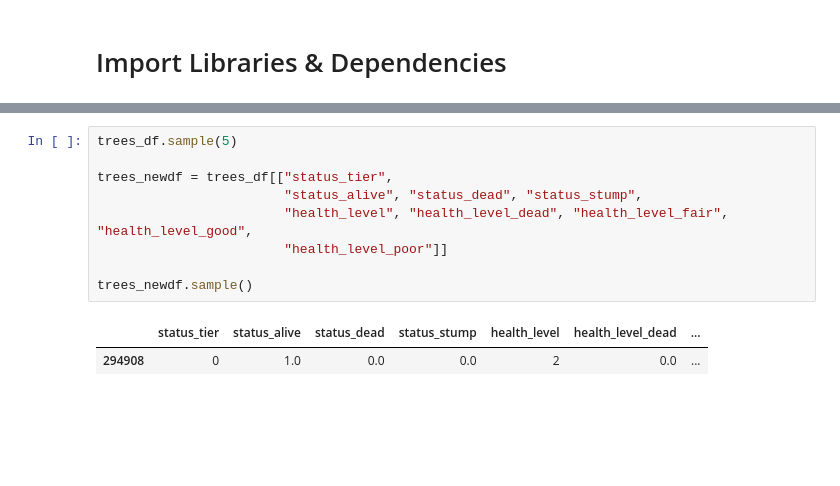
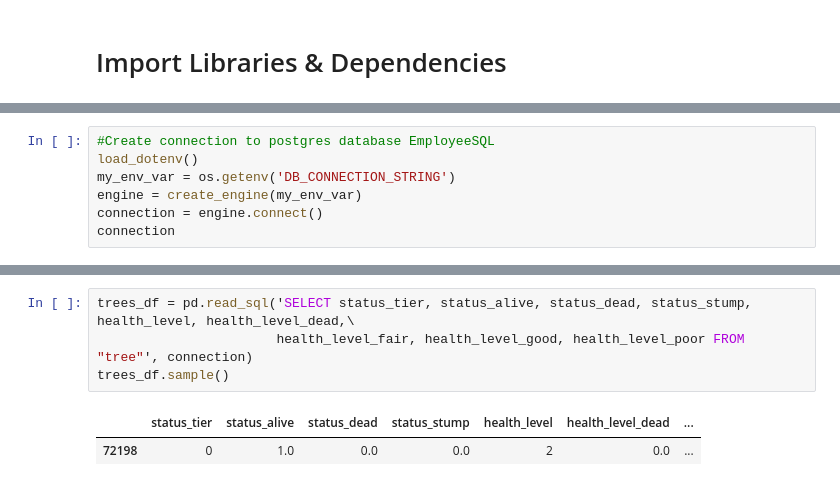
Before and after one commit to shadeetabasi/NYC-Challenge-Final, a Jupyter notebook: Resources/machine-learning/decision_trees.ipynb, the cells around one changed output, grey strips where cells are left out. Cells and saved outputs as stored; diff of their text form; blank space fills up the shorter version.

```diff
--- a/Resources/machine-learning/decision_trees.ipynb
+++ b/Resources/machine-learning/decision_trees.ipynb
@@ -41,0 +13,7 @@ brown_newdf.sample()
+# %%
+#Create connection to postgres database EmployeeSQL
+load_dotenv()
+my_env_var = os.getenv('DB_CONNECTION_STRING')
+engine = create_engine(my_env_var)
+connection = engine.connect()
+connection
@@ -42,12 +54,7 @@ brown_newdf.sample()
 # %%
-trees_df.sample(5)
-
-trees_newdf = trees_df[["status_tier",
-                        "status_alive", "status_dead", "status_stump",
-                        "health_level", "health_level_dead", "health_level_fair", "health_level_good",
-                        "health_level_poor"]]
-
-trees_newdf.sample()
+trees_df = pd.read_sql('SELECT status_tier, status_alive, status_dead, status_stump, health_level, health_level_dead,\
+                       health_level_fair, health_level_good, health_level_poor FROM "tree"', connection)
+trees_df.sample()
 # %% [output]
 |  | status_tier | status_alive | status_dead | status_stump | health_level | health_level_dead | ... |
-| 294908 | 0 | 1.0 | 0.0 | 0.0 | 2 | 0.0 | ... |
+| 72198 | 0 | 1.0 | 0.0 | 0.0 | 2 | 0.0 | ... |
```
Also changed, not shown: parts of 17 cells of this notebook, 10 other files.
